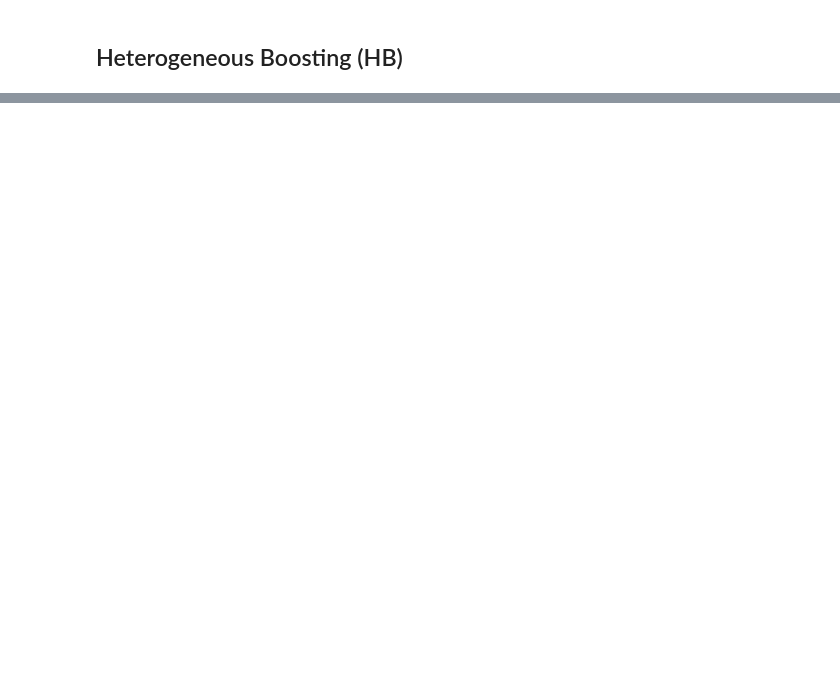
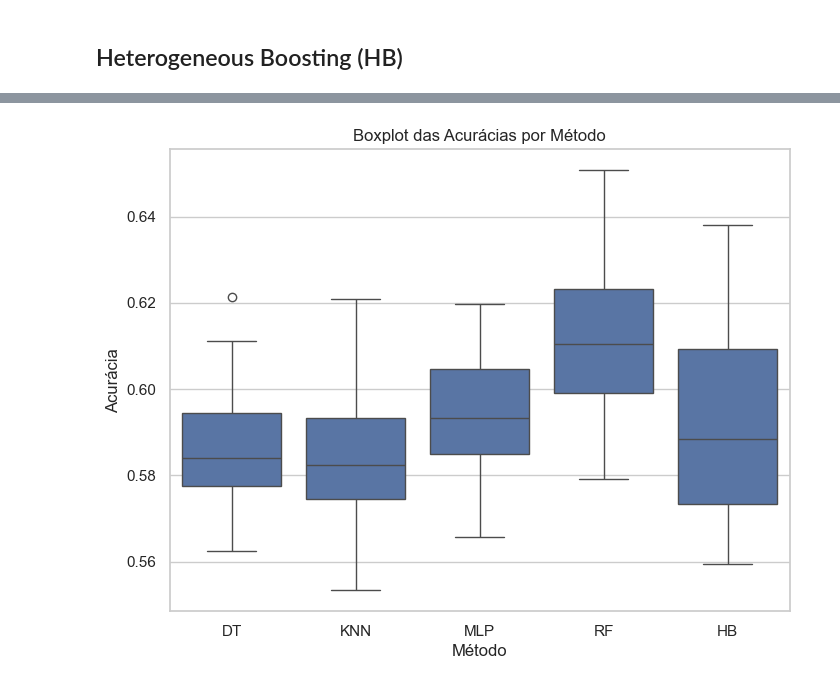
Before and after one commit to Mathemou/Trab1-IA-2025-IA-em-Jogos-de-LOL, a Jupyter notebook: Trab1_Matheus_Santos_de_Moura.ipynb, the cells around one changed output, grey strips where cells are left out. Drawn from its saved outputs; the diff is of its cells as text; code cells hidden in the pictures; blank space fills up the shorter version.

```diff
--- a/Trab1_Matheus_Santos_de_Moura.ipynb
+++ b/Trab1_Matheus_Santos_de_Moura.ipynb
@@ -395,4 +403,6 @@ scores = train_and_evaluate_model("KNN", X, y)
 
 print(f"Acurácias: {scores}")
 print(f"Média: {np.mean(scores):.3f}, Desvio padrão: {np.std(scores):.3f}")
+
+resultados["KNN"] = scores
 # %% [output]
@@ -405,4 +415,6 @@ scores = train_and_evaluate_model("MLP", X, y)
 
 print(f"Acurácias: {scores}")
 print(f"Média: {np.mean(scores):.3f}, Desvio padrão: {np.std(scores):.3f}")
+
+resultados["MLP"] = scores
 # %% [output]
@@ -442,3 +439,5 @@ scores = train_and_evaluate_model("HB", X, y)
 
 print(f"Acurácias: {scores}")
 print(f"Média: {np.mean(scores):.3f}, Desvio padrão: {np.std(scores):.3f}")
+
+resultados["HB"] = scores
@@ -452,0 +447,22 @@ Acurácia do modelo Heterogeneous Boosting: 0.785
+# %%
+import pandas as pd
+import numpy as np
+from scipy.stats import t
+
+def calcular_ic95(scores):
+    mean = np.mean(scores)
+    std = np.std(scores, ddof=1)
+    n = len(scores)
+    conf = 0.95
+    h = t.ppf((1 + conf) / 2, df=n - 1) * std / np.sqrt(n)
+    return mean, std, mean - h, mean + h
+
+tabela = []
+
+for metodo, scores in resultados.items():
+    media, desvio, inf, sup = calcular_ic95(scores)
+    tabela.append([metodo, round(media, 3), round(desvio, 3), round(inf, 3), round(sup, 3)])
+df_tabela = pd.DataFrame(tabela, columns=['Método', 'Média', 'Desvio Padrão', 'IC 95% Inferior', 'IC 95% Superior'])
+df_tabela.set_index('Método', inplace=True)
+df_tabela.index.name = None  # Remove o nome do índice
+display(df_tabela)
@@ -452,0 +476,17 @@ Acurácia do modelo Heterogeneous Boosting: 0.785
+# %%
+import seaborn as sns
+import matplotlib.pyplot as plt
+
+# Transforma os dados para formato longo
+df_long = pd.DataFrame([
+    {'Método': metodo, 'Acurácia': acc}
+    for metodo, scores in resultados.items()
+    for acc in scores
+])
+
+plt.figure(figsize=(8,6))
+sns.boxplot(data=df_long, x='Método', y='Acurácia')
+plt.title("Boxplot das Acurácias por Método")
+plt.show()
+# %% [output]
+[figure, added]
```
Also changed, not shown: parts of 12 cells of this notebook.
